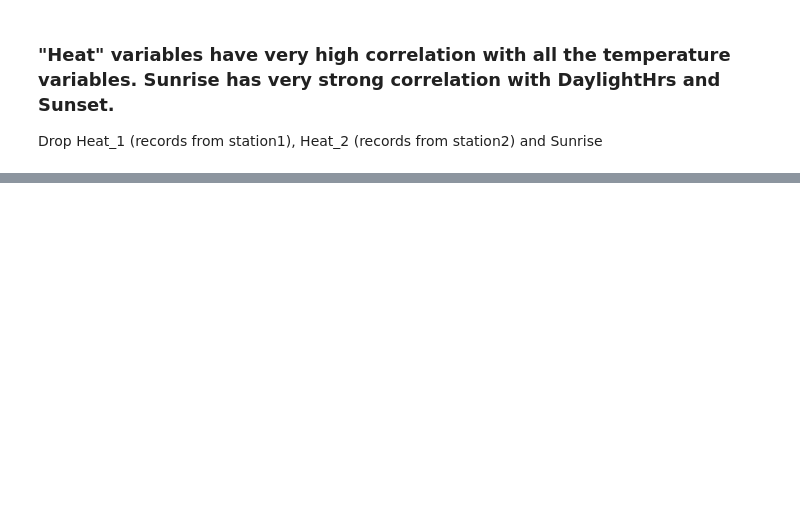
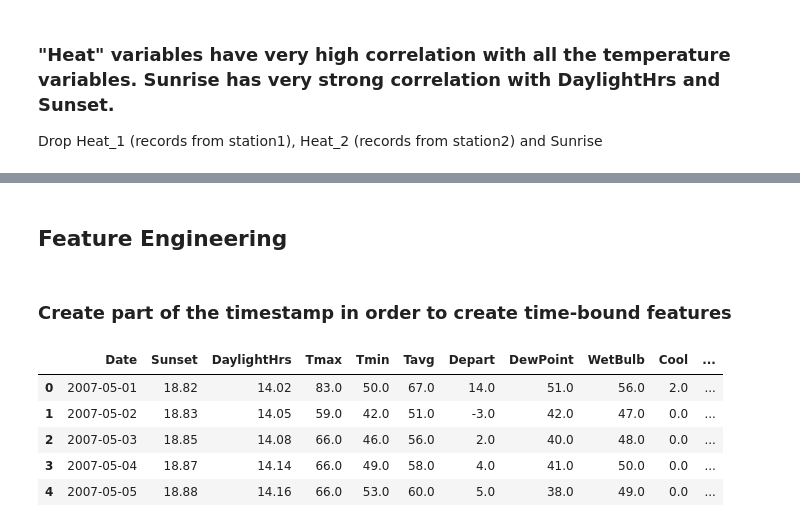
Before and after one commit to bearylogical/west_nile_colab, a Jupyter notebook: YuBin_project_4_weather_data_munging.ipynb, the cells around one changed output, grey strips where cells are left out. Cells and saved outputs as stored; diff of their text form; code cells hidden in the pictures; blank space fills up the shorter version.

```diff
--- a/YuBin_project_4_weather_data_munging.ipynb
+++ b/YuBin_project_4_weather_data_munging.ipynb
@@ -433,0 +482,15 @@ weather.to_csv('weather_cleaned_stack_back.csv')
+# %% [markdown]
+## Feature Engineering
+# %% [markdown]
+### Create part of the timestamp in order to create time-bound features
+# %%
+weather['Year'] = pd.DatetimeIndex(weather['Date']).year
+# %%
+weather.head()
+# %% [output]
+|  | Date | Sunset | DaylightHrs | Tmax | Tmin | Tavg | Depart | DewPoint | WetBulb | Cool | ... |
+| 0 | 2007-05-01 | 18.82 | 14.02 | 83.0 | 50.0 | 67.0 | 14.0 | 51.0 | 56.0 | 2.0 | ... |
+| 1 | 2007-05-02 | 18.83 | 14.05 | 59.0 | 42.0 | 51.0 | -3.0 | 42.0 | 47.0 | 0.0 | ... |
+| 2 | 2007-05-03 | 18.85 | 14.08 | 66.0 | 46.0 | 56.0 | 2.0 | 40.0 | 48.0 | 0.0 | ... |
+| 3 | 2007-05-04 | 18.87 | 14.14 | 66.0 | 49.0 | 58.0 | 4.0 | 41.0 | 50.0 | 0.0 | ... |
+| 4 | 2007-05-05 | 18.88 | 14.16 | 66.0 | 53.0 | 60.0 | 5.0 | 38.0 | 49.0 | 0.0 | ... |
```
Also changed, not shown: parts of 84 cells of this notebook, 6 other files.
